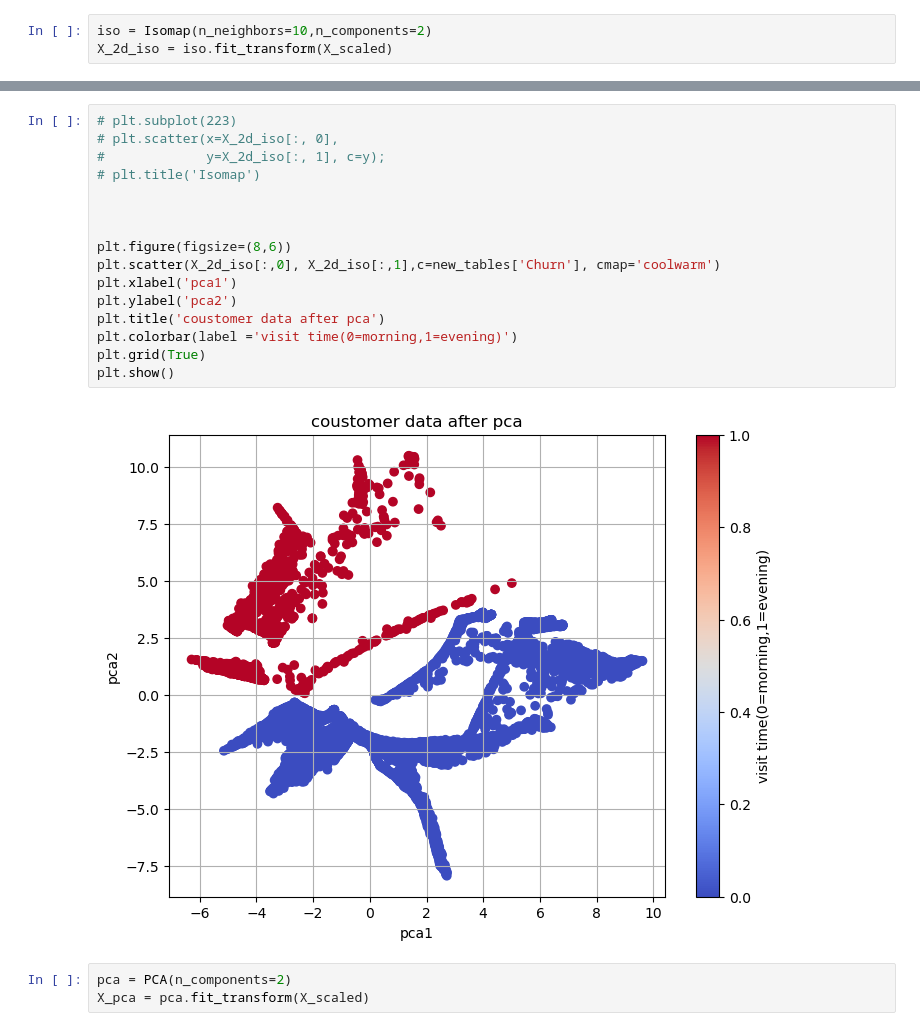
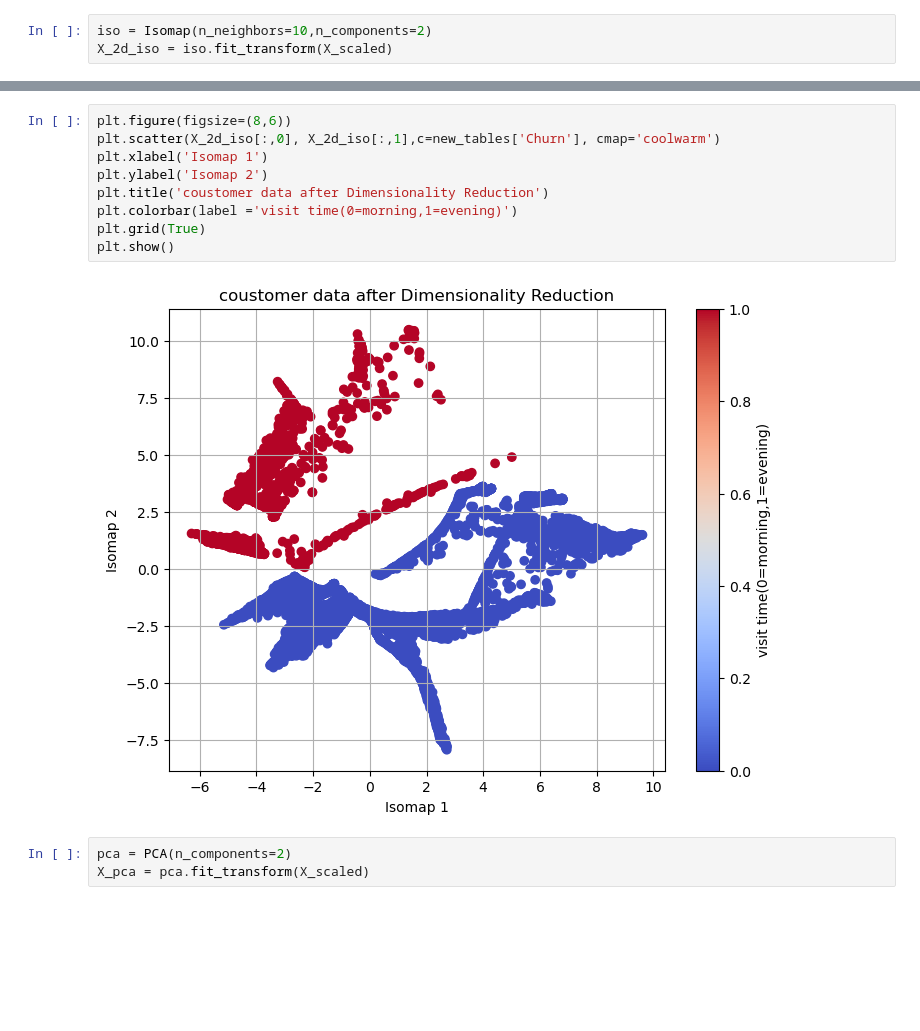
Before and after one commit to HamedRabbani/Telco_Customer_Churn, a Jupyter notebook: Notebooks/K-Means_RFM.ipynb, the cells around one changed output, grey strips where cells are left out. Cells and saved outputs as stored; diff of their text form; blank space fills up the shorter version.

```diff
--- a/Notebooks/K-Means_RFM.ipynb
+++ b/Notebooks/K-Means_RFM.ipynb
@@ -244,21 +291,14 @@ plt.show()
 # %%
-# plt.subplot(223)
-# plt.scatter(x=X_2d_iso[:, 0],
-#             y=X_2d_iso[:, 1], c=y);
-# plt.title('Isomap')
-
-
-
 plt.figure(figsize=(8,6))
 plt.scatter(X_2d_iso[:,0], X_2d_iso[:,1],c=new_tables['Churn'], cmap='coolwarm')
-plt.xlabel('pca1')
-plt.ylabel('pca2')
-plt.title('coustomer data after pca')
+plt.xlabel('Isomap 1')
+plt.ylabel('Isomap 2')
+plt.title('coustomer data after Dimensionality Reduction')
 plt.colorbar(label ='visit time(0=morning,1=evening)')
 plt.grid(True)
 plt.show()
 # %% [output]
-[figure, old version]
+[figure, new version]
 # %%
 pca = PCA(n_components=2)
 X_pca = pca.fit_transform(X_scaled)
```
Also changed, not shown: parts of 37 cells of this notebook.
